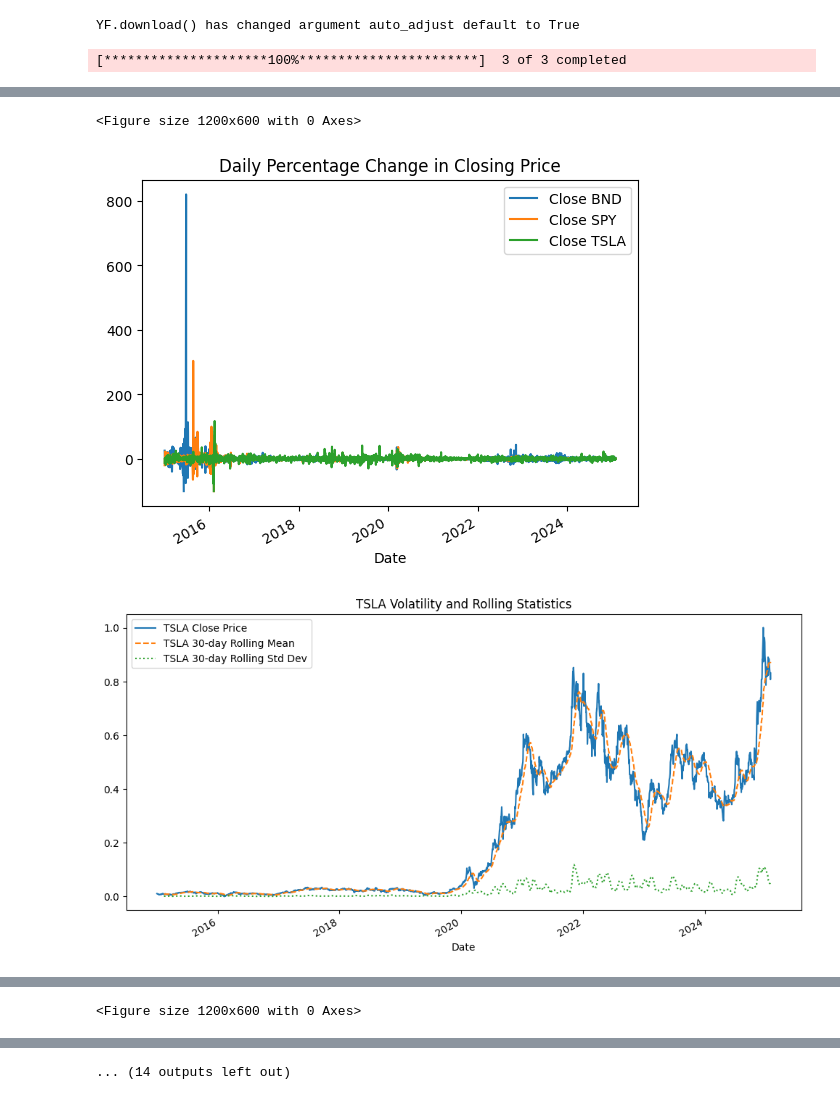
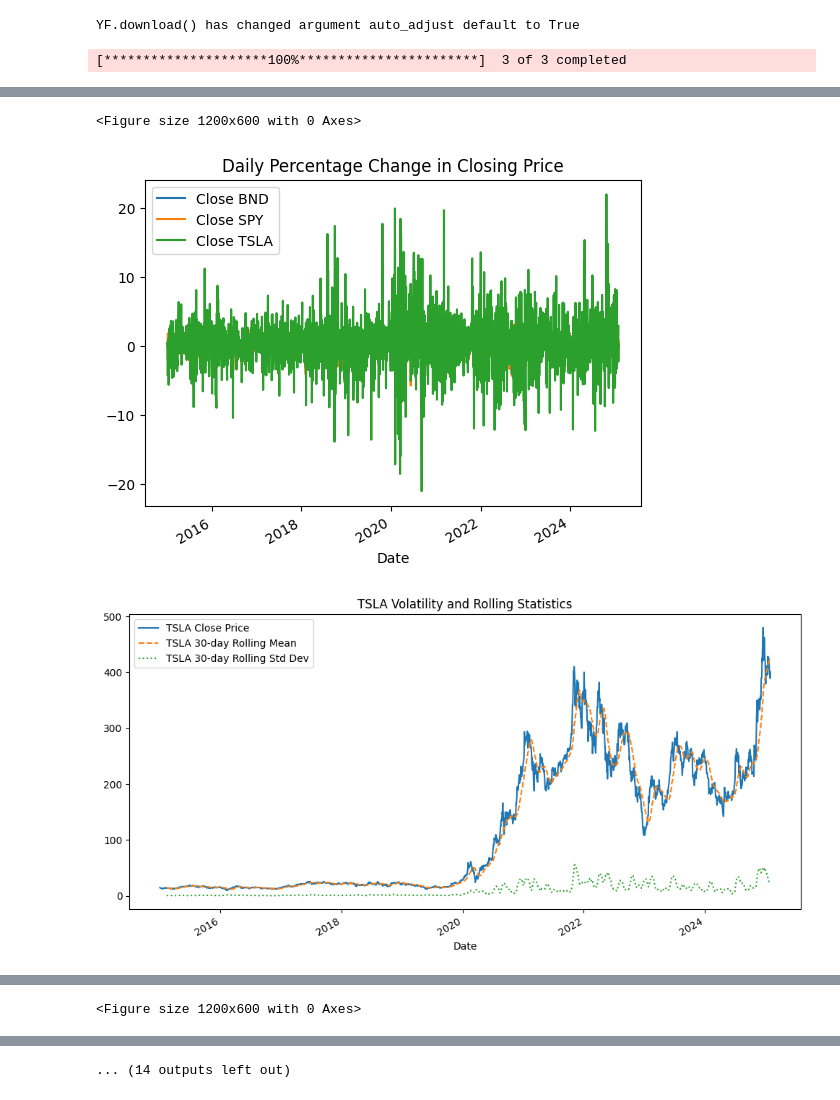
Before and after one commit to amare1990/portfolio-management-optimization, a Jupyter notebook: notebooks/data_analyzer.ipynb, the cells around one changed output, grey strips where cells are left out. Cells and saved outputs as stored; diff of their text form; code cells hidden in the pictures.

Commit message:
Normalize data for LSTM training and update the notebook and the main pipeliner

```diff
--- a/notebooks/data_analyzer.ipynb
+++ b/notebooks/data_analyzer.ipynb
@@ -22,9 +22,9 @@ print(f"\n{'*'*100}\n")
 portfolio_analysis.clean_data()
 print("Handled data missing and Ensured data types of each data")
 print(f"\n{'*'*100}\n")
-portfolio_analysis.normalize_data()
-print("Normalized Data")
-print(f"\n{'*'*100}\n")
+# portfolio_analysis.normalize_data()
+# print("Normalized Data")
+# print(f"\n{'*'*100}\n")
 save_path = "../data/preprocessed_data.csv"
 portfolio_analysis.save_preprocessed_data(save_path)
 print(f"\n{'*'*100}\n")
@@ -58,3 +58,3 @@ Preprocessed data saved successfully as ../data/preprocessed_data.csv.
 <Figure size 1200x600 with 0 Axes>
-[figure, old version]
+[figure, new version]
-[figure, old version]
+[figure, new version]
```
Also changed, not shown: parts of 1 cell of this notebook, 4 other files.
